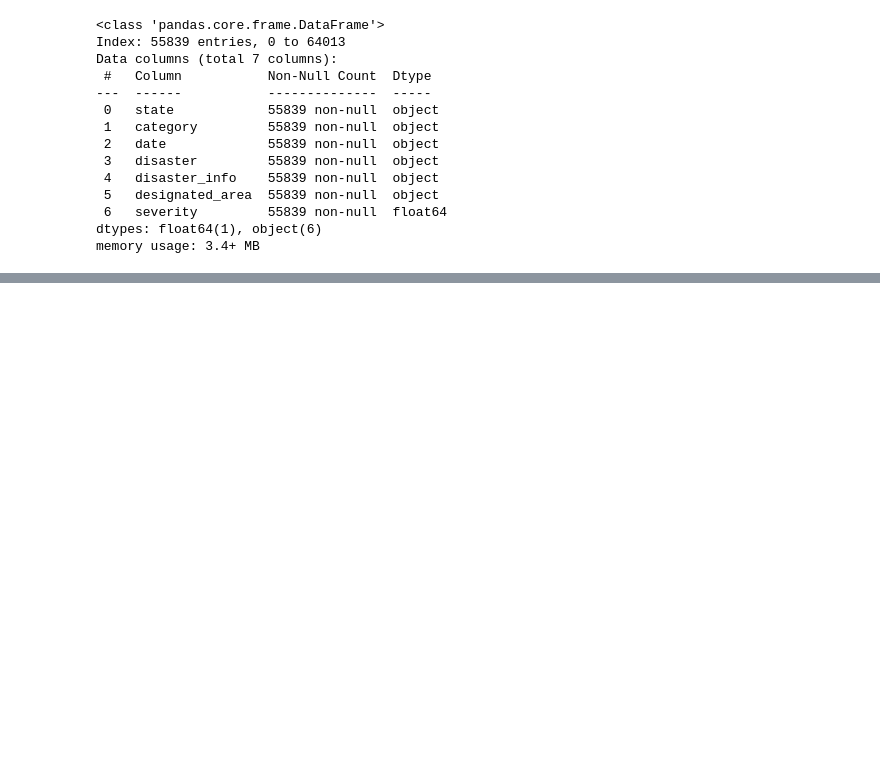
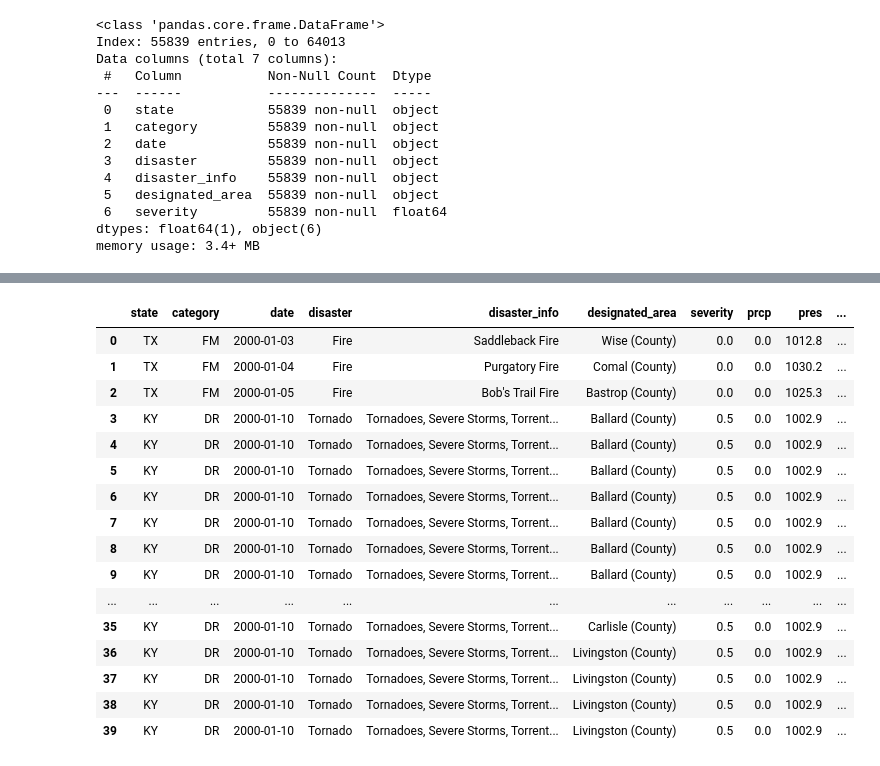
Before and after one commit to Apollo-Blaze/FloodGuard, a Jupyter notebook: Cleaning.ipynb, the cells around one changed output, grey strips where cells are left out. Saved outputs shown, nothing was run; the diff lists cells and outputs as text; code cells hidden in the pictures; blank space fills up the shorter version.

Commit message:
Completed combining weather and disaster datasets

```diff
--- a/Cleaning.ipynb
+++ b/Cleaning.ipynb
@@ -294,0 +247,17 @@ data
+# %%
+location = Point(41.1400, -104.8202, 1800)  # Latitude, Longitude, Elevation in meters
+
+# Set the date range for historical data
+start_date = datetime(2020, 6, 4)  # Start date
+end_date = datetime(2020, 6, 4)    # End date
+
+# Fetch daily weather data
+new = Daily(location, start_date, end_date)
+new = new.fetch()
+
+# Check if data is available
+if not new.empty:
+    print("Weather data for Los Angeles, CA:")
+    print(new)
+else:
+    print("No data available for the specified location and date range.")
@@ -294,0 +463,22 @@ data
+# %%
+df = pd.merge(data, weather_df, on=['state', 'date'], how='inner')
+# %%
+df.head(40)
+# %% [output]
+|  | state | category | date | disaster | disaster_info | designated_area | severity | prcp | pres | ... |
+| 0 | TX | FM | 2000-01-03 | Fire | Saddleback Fire | Wise (County) | 0.0 | 0.0 | 1012.8 | ... |
+| 1 | TX | FM | 2000-01-04 | Fire | Purgatory Fire | Comal (County) | 0.0 | 0.0 | 1030.2 | ... |
+| 2 | TX | FM | 2000-01-05 | Fire | Bob's Trail Fire | Bastrop (County) | 0.0 | 0.0 | 1025.3 | ... |
+| 3 | KY | DR | 2000-01-10 | Tornado | Tornadoes, Severe Storms, Torrent... | Ballard (County) | 0.5 | 0.0 | 1002.9 | ... |
+| 4 | KY | DR | 2000-01-10 | Tornado | Tornadoes, Severe Storms, Torrent... | Ballard (County) | 0.5 | 0.0 | 1002.9 | ... |
+| 5 | KY | DR | 2000-01-10 | Tornado | Tornadoes, Severe Storms, Torrent... | Ballard (County) | 0.5 | 0.0 | 1002.9 | ... |
+| 6 | KY | DR | 2000-01-10 | Tornado | Tornadoes, Severe Storms, Torrent... | Ballard (County) | 0.5 | 0.0 | 1002.9 | ... |
+| 7 | KY | DR | 2000-01-10 | Tornado | Tornadoes, Severe Storms, Torrent... | Ballard (County) | 0.5 | 0.0 | 1002.9 | ... |
+| 8 | KY | DR | 2000-01-10 | Tornado | Tornadoes, Severe Storms, Torrent... | Ballard (County) | 0.5 | 0.0 | 1002.9 | ... |
+| 9 | KY | DR | 2000-01-10 | Tornado | Tornadoes, Severe Storms, Torrent... | Ballard (County) | 0.5 | 0.0 | 1002.9 | ... |
+| ... | ... | ... | ... | ... | ... | ... | ... | ... | ... | ... |
+| 35 | KY | DR | 2000-01-10 | Tornado | Tornadoes, Severe Storms, Torrent... | Carlisle (County) | 0.5 | 0.0 | 1002.9 | ... |
+| 36 | KY | DR | 2000-01-10 | Tornado | Tornadoes, Severe Storms, Torrent... | Livingston (County) | 0.5 | 0.0 | 1002.9 | ... |
+| 37 | KY | DR | 2000-01-10 | Tornado | Tornadoes, Severe Storms, Torrent... | Livingston (County) | 0.5 | 0.0 | 1002.9 | ... |
+| 38 | KY | DR | 2000-01-10 | Tornado | Tornadoes, Severe Storms, Torrent... | Livingston (County) | 0.5 | 0.0 | 1002.9 | ... |
+| 39 | KY | DR | 2000-01-10 | Tornado | Tornadoes, Severe Storms, Torrent... | Livingston (County) | 0.5 | 0.0 | 1002.9 | ... |
```
Also changed, not shown: parts of 25 cells of this notebook, 2 other files.
